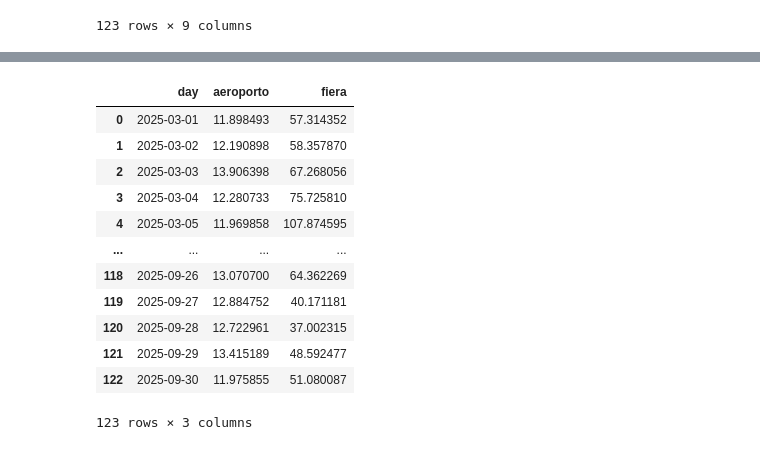
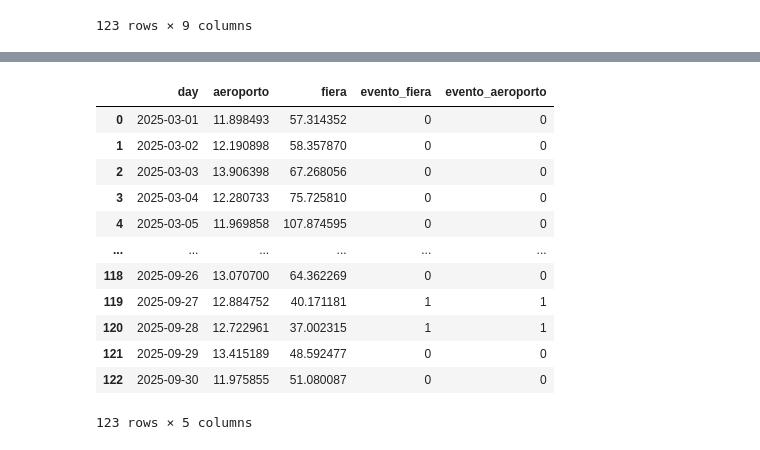
Before and after one commit to nbicocchi/S4C-Project, a Jupyter notebook: experiments/dataset2025/data_analysis/presence_analysis_2.ipynb, the cells around one changed output, grey strips where cells are left out. Saved outputs shown, nothing was run; the diff lists cells and outputs as text; code cells hidden in the pictures.

```diff
--- a/experiments/dataset2025/data_analysis/presence_analysis_2.ipynb
+++ b/experiments/dataset2025/data_analysis/presence_analysis_2.ipynb
@@ -83,18 +83,18 @@ df_cam
 # %%
-df_bologna = pd.read_csv("../bologna/traffico_aeroporto_fiera.csv")
+df_bologna = pd.read_csv("../bologna/eventi_aeroporto_fiera.csv")
 df_bologna = df_bologna.rename(columns={"data": "day"})
 df_bologna
 # %% [output]
-|  | day | aeroporto | fiera |
-| 0 | 2025-03-01 | 11.898493 | 57.314352 |
-| 1 | 2025-03-02 | 12.190898 | 58.357870 |
-| 2 | 2025-03-03 | 13.906398 | 67.268056 |
-| 3 | 2025-03-04 | 12.280733 | 75.725810 |
-| 4 | 2025-03-05 | 11.969858 | 107.874595 |
-| ... | ... | ... | ... |
-| 118 | 2025-09-26 | 13.070700 | 64.362269 |
-| 119 | 2025-09-27 | 12.884752 | 40.171181 |
-| 120 | 2025-09-28 | 12.722961 | 37.002315 |
-| 121 | 2025-09-29 | 13.415189 | 48.592477 |
-| 122 | 2025-09-30 | 11.975855 | 51.080087 |
+|  | day | aeroporto | fiera | evento_fiera | evento_aeroporto |
+| 0 | 2025-03-01 | 11.898493 | 57.314352 | 0 | 0 |
+| 1 | 2025-03-02 | 12.190898 | 58.357870 | 0 | 0 |
+| 2 | 2025-03-03 | 13.906398 | 67.268056 | 0 | 0 |
+| 3 | 2025-03-04 | 12.280733 | 75.725810 | 0 | 0 |
+| 4 | 2025-03-05 | 11.969858 | 107.874595 | 0 | 0 |
+| ... | ... | ... | ... | ... | ... |
+| 118 | 2025-09-26 | 13.070700 | 64.362269 | 0 | 0 |
+| 119 | 2025-09-27 | 12.884752 | 40.171181 | 1 | 1 |
+| 120 | 2025-09-28 | 12.722961 | 37.002315 | 1 | 1 |
+| 121 | 2025-09-29 | 13.415189 | 48.592477 | 0 | 0 |
+| 122 | 2025-09-30 | 11.975855 | 51.080087 | 0 | 0 |
-123 rows × 3 columns
+123 rows × 5 columns
```
Also changed, not shown: parts of 10 cells of this notebook, 12 other files.
